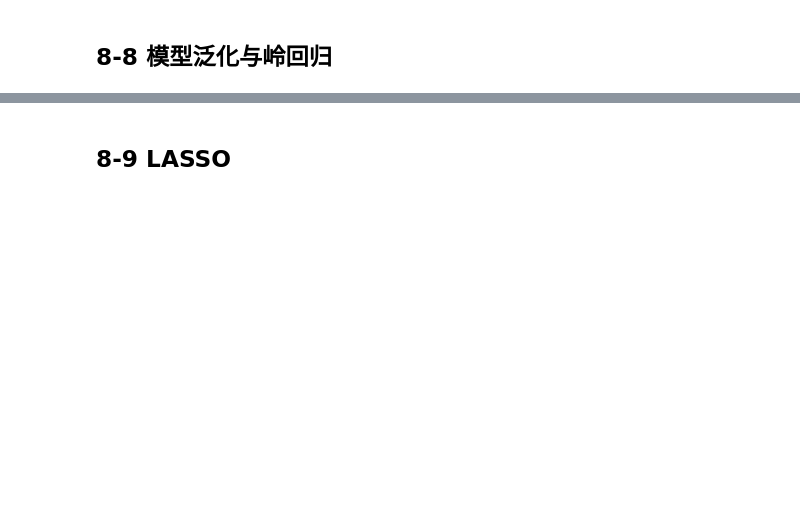
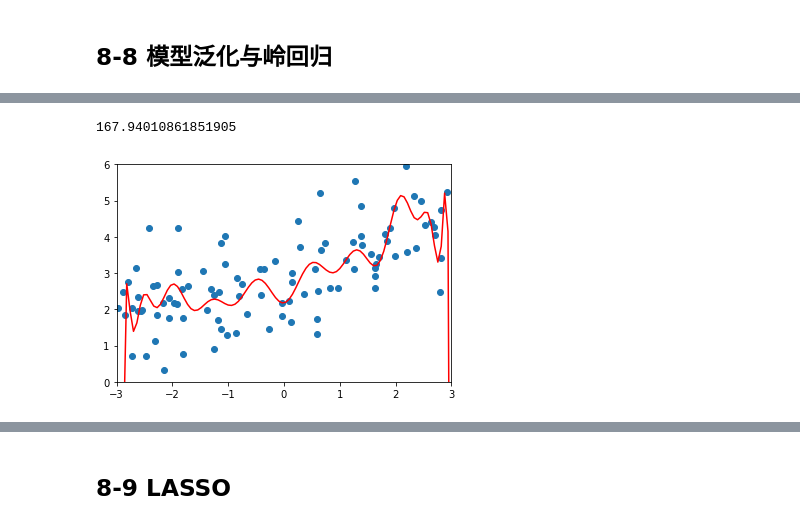
Before and after one commit to JinNiuMengMeng/deep_learn, a Jupyter notebook: Data_Handle/Python3入门机器学习算法与应用-慕课/08_第八章-多项式回归与模型泛化.ipynb, the cells around one changed output, grey strips where cells are left out. Cells and saved outputs as stored; diff of their text form; code cells hidden in the pictures; blank space fills up the shorter version.

```diff
--- a/Data_Handle/Python3入门机器学习算法与应用-慕课/08_第八章-多项式回归与模型泛化.ipynb
+++ b/Data_Handle/Python3入门机器学习算法与应用-慕课/08_第八章-多项式回归与模型泛化.ipynb
@@ -587,0 +611,35 @@ GridSearchCV(cv=5, error_score='raise-deprecating',
+# %%
+from sklearn.pipeline import Pipeline
+from sklearn.preprocessing import PolynomialFeatures
+from sklearn.preprocessing import StandardScaler
+from sklearn.linear_model import LinearRegression
+
+def PolynomialRegression(degree):
+    return Pipeline([
+        ("poly", PolynomialFeatures(degree = degree)),
+        ("std_scaler", StandardScaler()),
+        ("lin_reg", LinearRegression())
+    ])
+# %%
+from sklearn.model_selection import train_test_split
+np.random.seed(666)
+X_train, X_test, y_train, y_test = train_test_split(X, y)
+# %%
+from sklearn.metrics import mean_squared_error
+poly_reg = PolynomialRegression(degree=20)
+poly_reg.fit(X_train, y_train)
+
+y_poly_train = poly_reg.predict(X_test)
+mean_squared_error(y_test, y_poly_train)
+# %% [output]
+167.94010861851905
+# %%
+X_polt = np.linspace(-3, 3, 100).reshape(100, 1)
+y_polt = poly_reg.predict(X_polt)
+
+plt.scatter(x, y)
+plt.plot(X_polt[:, 0], y_polt, color="r")
+plt.axis([-3, 3, 0, 6])
+plt.show()
+# %% [output]
+[figure, added]
```
Also changed, not shown: parts of 42 cells of this notebook, 9 other files.
